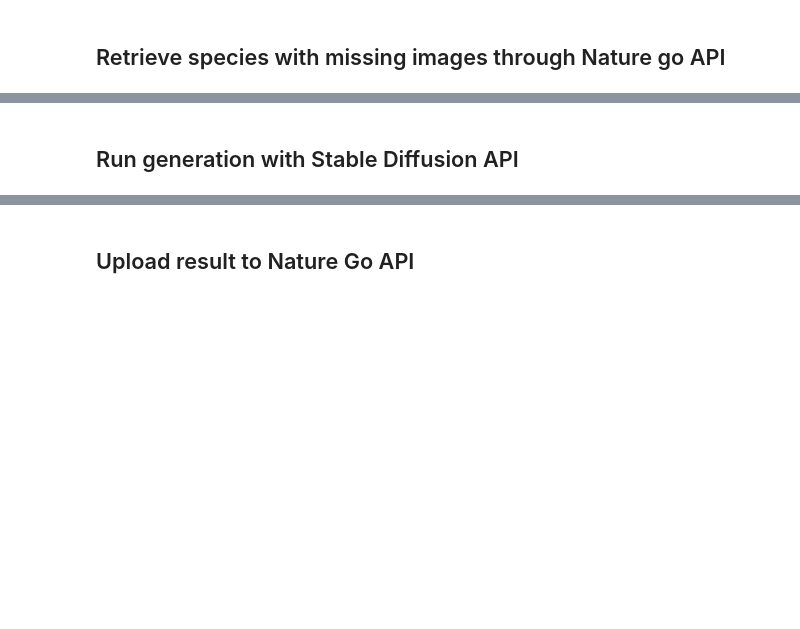
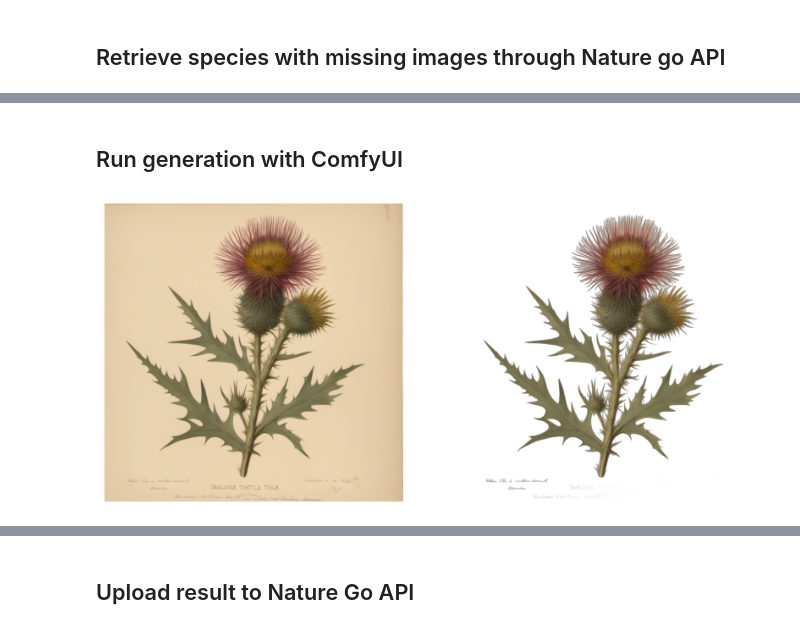
Before and after one commit to eleurent/nature-go, a Jupyter notebook: backend/generation/generate_illustrations.ipynb, the cells around one changed output, grey strips where cells are left out. Drawn from its saved outputs; the diff is of its cells as text; code cells hidden in the pictures; blank space fills up the shorter version.

Commit message:
Update illustration generation workflows

```diff
--- a/backend/generation/generate_illustrations.ipynb
+++ b/backend/generation/generate_illustrations.ipynb
@@ -28,7 +31,7 @@ PROMPT = "illustration of a {common_name} ({scientific_name}), herbarium, 19th c
 client = nature_go_client.NatureGoClient(username=NG_USERNAME, password=NG_PASSWORD)
 client.login()
 # %%
-species_list = client.get_all_species()
-species_without_illustrations = [s for s in species_list if not s['illustration']]
-print(f'Found {len(species_without_illustrations)} species without illustrations out of {len(species_list)} total species')
-pd.DataFrame(species_without_illustrations)
+species_list = client.get_labeled_species(illustration=False, limit=10)
+print(f'Found {len(species_list)} species')
+species_list = pd.DataFrame(species_list)
+species_list
@@ -35,9 +50,24 @@ pd.DataFrame(species_without_illustrations)
 # %% [markdown]
-## Run generation with Stable Diffusion API
+## Run generation with ComfyUI
 # %%
-def check_connexion_to_sd_api():
-    response = requests.get(url=f'{SD_HOST}/sdapi/v1/options/')
-    assert response.status_code == 200
-    return response.json()
+# Import workflows
+sys.argv = ['']
+from illustration_workflows import txt2img_workflow
+from illustration_workflows import controlnet_workflow
+comfyui_path = txt2img_workflow.find_path("ComfyUI")
+rembg_session = rembg.new_session(model_name="isnet-general-use")
 
-options = check_connexion_to_sd_api()
+
+def run_txt2img_worflow(positive_prompt, negative_prompt):
+    import random
+    random.seed(len(positive_prompt))
+    result = txt2img_workflow.main(positive_prompt=positive_prompt, negative_prompt=negative_prompt)
+    illustration = Image.open(Path(comfyui_path) / 'output' / result['illustration']['ui']['images'][0]['filename'])
+    illustration_transparent = rembg.remove(illustration, session=rembg_session)
+    return illustration, illustration_transparent
+
+def display_images(*images):
+    _, axes = plt.subplots(1, len(images), figsize=(5*len(images), 5), squeeze=False)
+    for i, image in enumerate(images):
+        axes.flat[i].imshow(image)
+        axes.flat[i].axis('off')
@@ -68,3 +74,10 @@ display(image)
+# %%
+species = species_list.iloc[0]
+prompt = PROMPT.format(commonNames=', '.join(species.commonNames), scientificNameWithoutAuthor=species.scientificNameWithoutAuthor)
+illustration, illustration_transparent = run_txt2img_worflow(positive_prompt=prompt, negative_prompt='')
+display_images(illustration, illustration_transparent)
+# %% [output]
+[figure, added]
 # %%
 def fetch_wikipedia_image(scientific_name):
     page = wikipedia.page(scientific_name)
```
Also changed, not shown: parts of 10 cells of this notebook, 5 other files.
